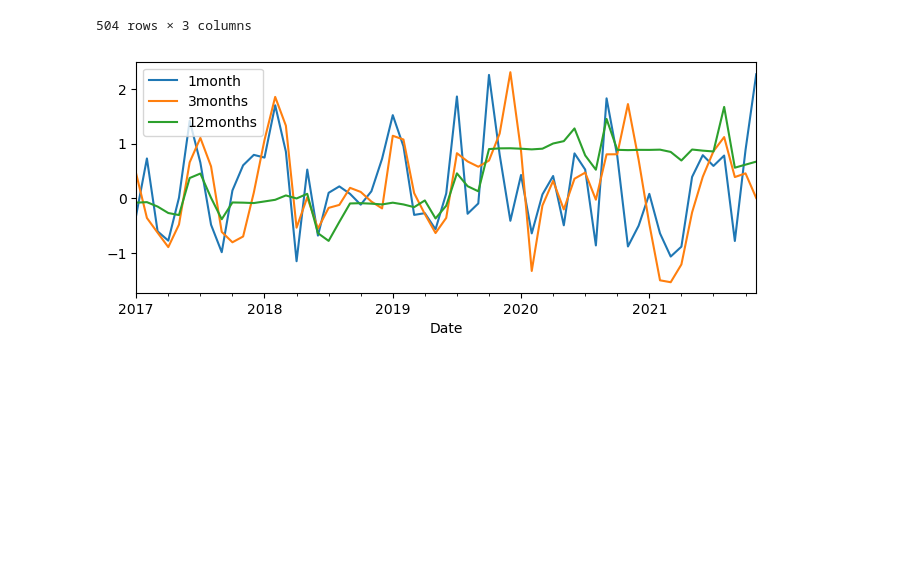
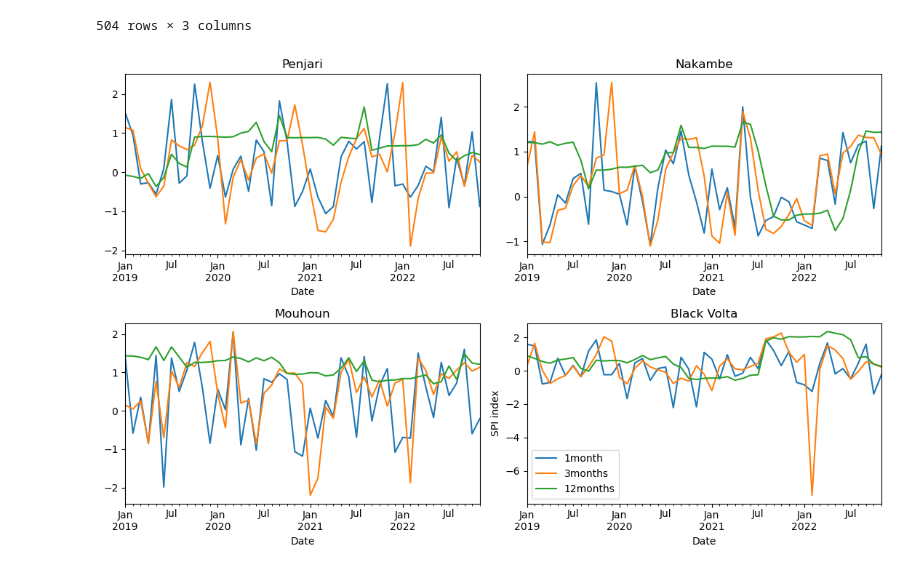
Before and after one commit to Daafip/Volta-burkina-faso, a Jupyter notebook: data/rainfall data volta/Data_hydrologu_BF.ipynb, the cells around one changed output. Cells and saved outputs as stored; diff of their text form; code cells hidden in the pictures; blank space fills up the shorter version.

```diff
--- a/data/rainfall data volta/Data_hydrologu_BF.ipynb
+++ b/data/rainfall data volta/Data_hydrologu_BF.ipynb
@@ -530,10 +537,30 @@ Pen_pmonth['spi_BV03'] = spi_Pen03
 Pen_pmonth['spi_BV12'] = spi_Pen12
 # %%
 #plotting only Penjari
-plt.figure(figsize=(8,3))
-Pen_pmonth.loc['2017-01-01':'2021-12-30','SPI-01'].plot(label='1month')
-Pen_pmonth.loc['2017-01-01':'2021-12-30','spi_BV03'].plot(label='3months')
-Pen_pmonth.loc['2017-01-01':'2021-12-30','spi_BV12'].plot(label='12months')
+plt.figure(figsize=(11,7))
+plt.subplot(2,2,1)
+plt.title('Penjari')
+Pen_pmonth.loc['2019-01-01':'2022-12-30','SPI-01'].plot(label='1month')
+Pen_pmonth.loc['2019-01-01':'2022-12-30','spi_BV03'].plot(label='3months')
+Pen_pmonth.loc['2019-01-01':'2022-12-30','spi_BV12'].plot(label='12months')
+plt.subplot(2,2,2)
+plt.title('Nakambe')
+Nak_pmonth.loc['2019-01-01':'2022-12-30','SPI-01'].plot(label='1month')
+Nak_pmonth.loc['2019-01-01':'2022-12-30','spi_BV03'].plot(label='3months')
+Nak_pmonth.loc['2019-01-01':'2022-12-30','spi_BV12'].plot(label='12months')
+plt.subplot(2,2,3)
+plt.title('Mouhoun')
+Mou_pmonth.loc['2019-01-01':'2022-12-30','SPI-01'].plot(label='1month')
+Mou_pmonth.loc['2019-01-01':'2022-12-30','spi_BV03'].plot(label='3months')
+Mou_pmonth.loc['2019-01-01':'2022-12-30','spi_BV12'].plot(label='12months')
+plt.subplot(2,2,4)
+plt.title('Black Volta')
+BV_pmonth.loc['2019-01-01':'2022-12-30','SPI-01'].plot(label='1month')
+BV_pmonth.loc['2019-01-01':'2022-12-30','spi_BV03'].plot(label='3months')
+BV_pmonth.loc['2019-01-01':'2022-12-30','spi_BV12'].plot(label='12months')
+plt.xlabel('Date')
+plt.ylabel('SPI index')
+plt.tight_layout()
 plt.legend();
 # %% [output]
-[figure, old version]
+[figure, new version]
```
Also changed, not shown: parts of 5 cells of this notebook.
